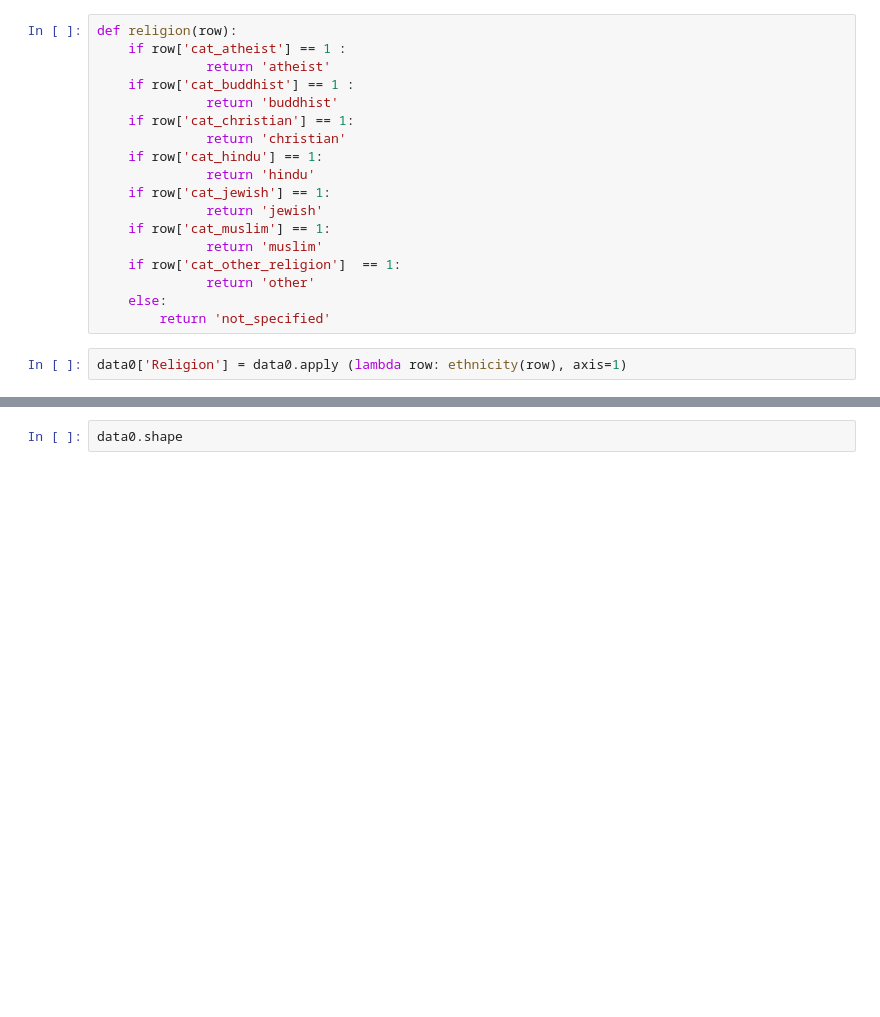
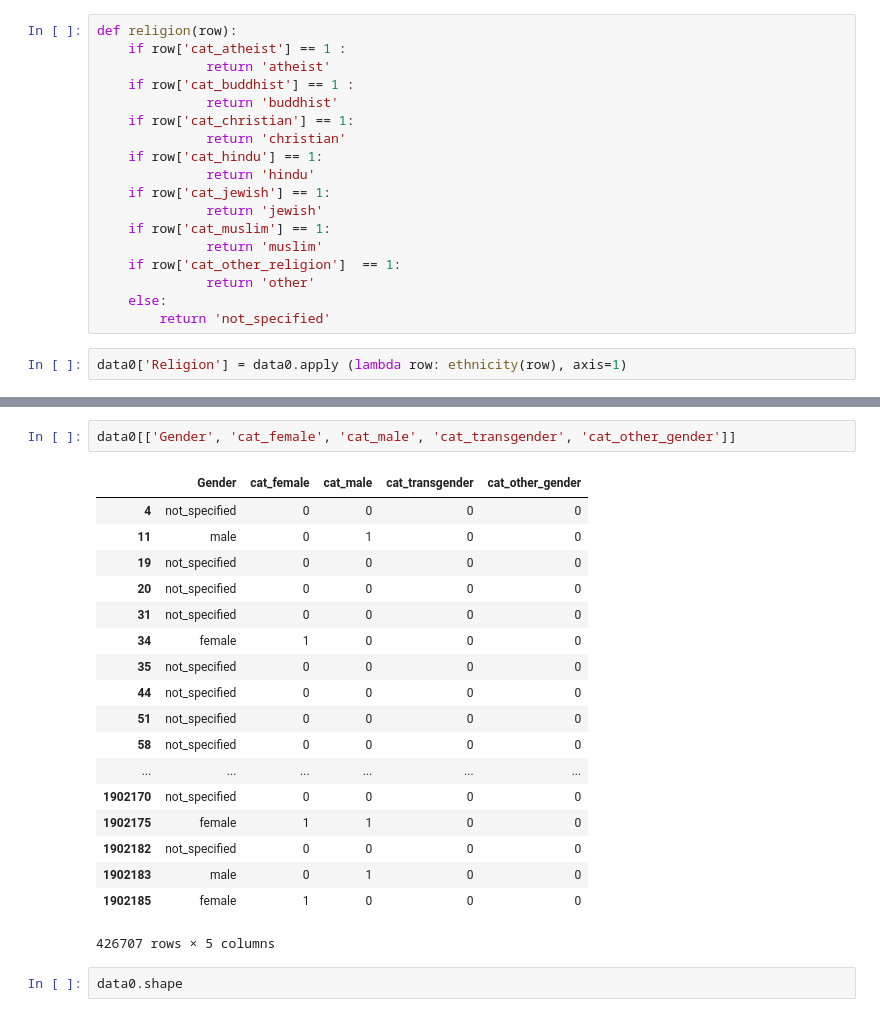
Before and after one commit to drenize/Multilingual_NLP_Classifier_Toxic_Comments, a Jupyter notebook: Toxic_Comments_EDA.ipynb, the cells around one changed output, grey strips where cells are left out. Drawn from its saved outputs; the diff is of its cells as text; blank space fills up the shorter version.

```diff
--- a/Toxic_Comments_EDA.ipynb
+++ b/Toxic_Comments_EDA.ipynb
@@ -737,3 +735,24 @@ data0.head(10)
+# %%
+data0[['Gender', 'cat_female', 'cat_male', 'cat_transgender', 'cat_other_gender']]
+# %% [output]
+|  | Gender | cat_female | cat_male | cat_transgender | cat_other_gender |
+| 4 | not_specified | 0 | 0 | 0 | 0 |
+| 11 | male | 0 | 1 | 0 | 0 |
+| 19 | not_specified | 0 | 0 | 0 | 0 |
+| 20 | not_specified | 0 | 0 | 0 | 0 |
+| 31 | not_specified | 0 | 0 | 0 | 0 |
+| 34 | female | 1 | 0 | 0 | 0 |
+| 35 | not_specified | 0 | 0 | 0 | 0 |
+| 44 | not_specified | 0 | 0 | 0 | 0 |
+| 51 | not_specified | 0 | 0 | 0 | 0 |
+| 58 | not_specified | 0 | 0 | 0 | 0 |
+| ... | ... | ... | ... | ... | ... |
+| 1902170 | not_specified | 0 | 0 | 0 | 0 |
+| 1902175 | female | 1 | 1 | 0 | 0 |
+| 1902182 | not_specified | 0 | 0 | 0 | 0 |
+| 1902183 | male | 0 | 1 | 0 | 0 |
+| 1902185 | female | 1 | 0 | 0 | 0 |
+426707 rows × 5 columns
 # %%
 data0.shape
 # %% [output]
```
Also changed, not shown: parts of 21 cells of this notebook.
